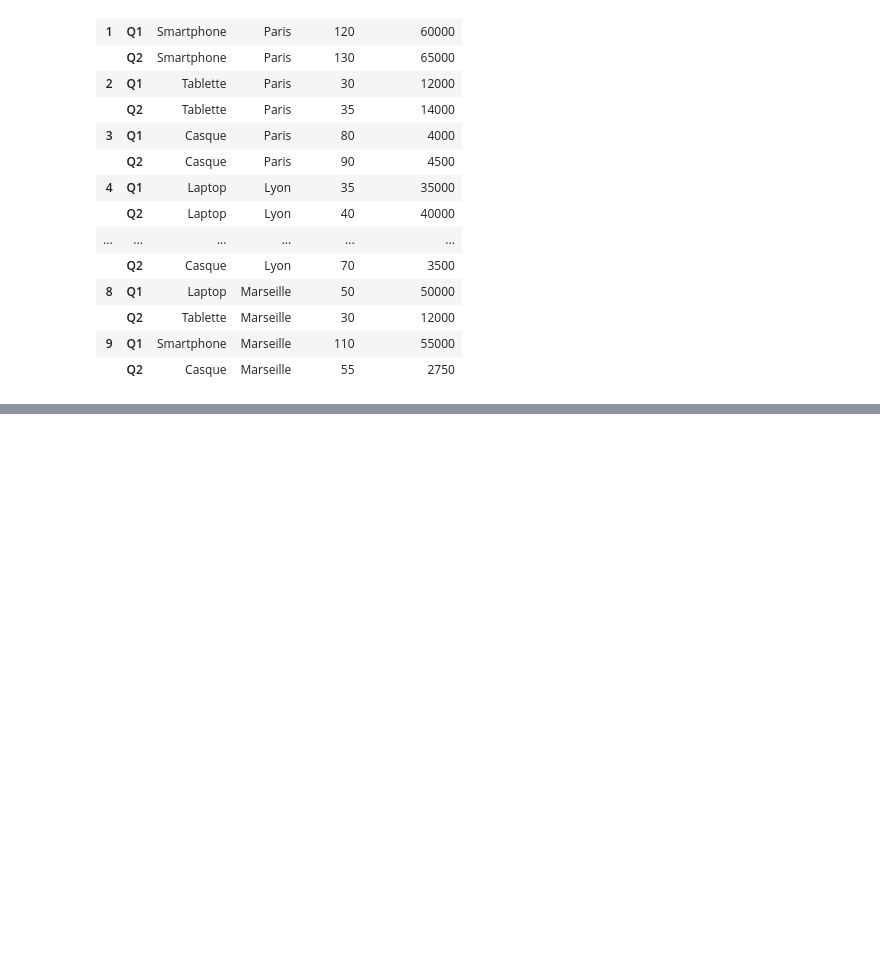
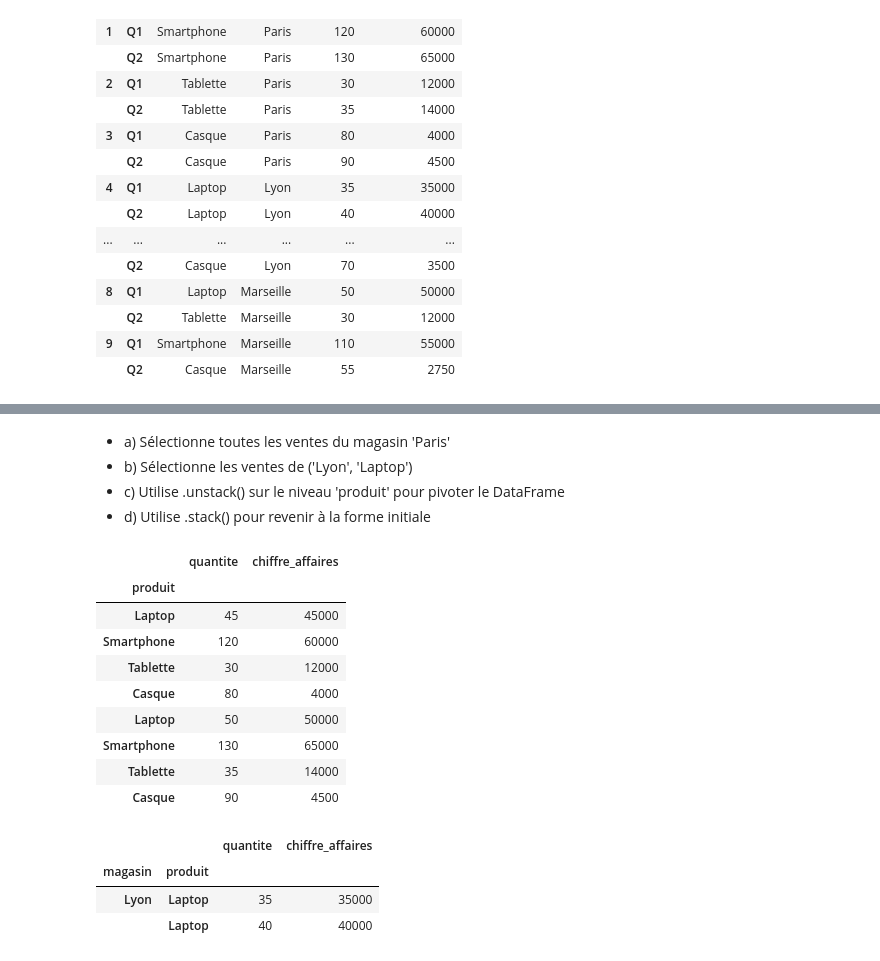
Before and after one commit to AlexisSTH/Mini-projet-jointure, a Jupyter notebook: mini_projet_jointure.ipynb, the cells around one changed output, grey strips where cells are left out. Saved outputs shown, nothing was run; the diff lists cells and outputs as text; code cells hidden in the pictures; blank space fills up the shorter version.

```diff
--- a/mini_projet_jointure.ipynb
+++ b/mini_projet_jointure.ipynb
@@ -170,0 +196,25 @@ ventes_sorted
+# %% [markdown]
+- a) Sélectionne toutes les ventes du magasin 'Paris'
+- b) Sélectionne les ventes de ('Lyon', 'Laptop')
+- c) Utilise .unstack() sur le niveau 'produit' pour pivoter le DataFrame
+- d) Utilise .stack() pour revenir à la forme initiale
+# %%
+ventes_indexed.loc['Paris']
+# %% [output]
+|  | quantite | chiffre_affaires |
+| produit |  |  |
+| Laptop | 45 | 45000 |
+| Smartphone | 120 | 60000 |
+| Tablette | 30 | 12000 |
+| Casque | 80 | 4000 |
+| Laptop | 50 | 50000 |
+| Smartphone | 130 | 65000 |
+| Tablette | 35 | 14000 |
+| Casque | 90 | 4500 |
+# %%
+ventes_indexed.loc[('Lyon', 'Laptop')]
+# %% [output]
+|  |  | quantite | chiffre_affaires |
+| magasin | produit |  |  |
+| Lyon | Laptop | 35 | 35000 |
+|  | Laptop | 40 | 40000 |
```
Also changed, not shown: parts of 6 cells of this notebook.
